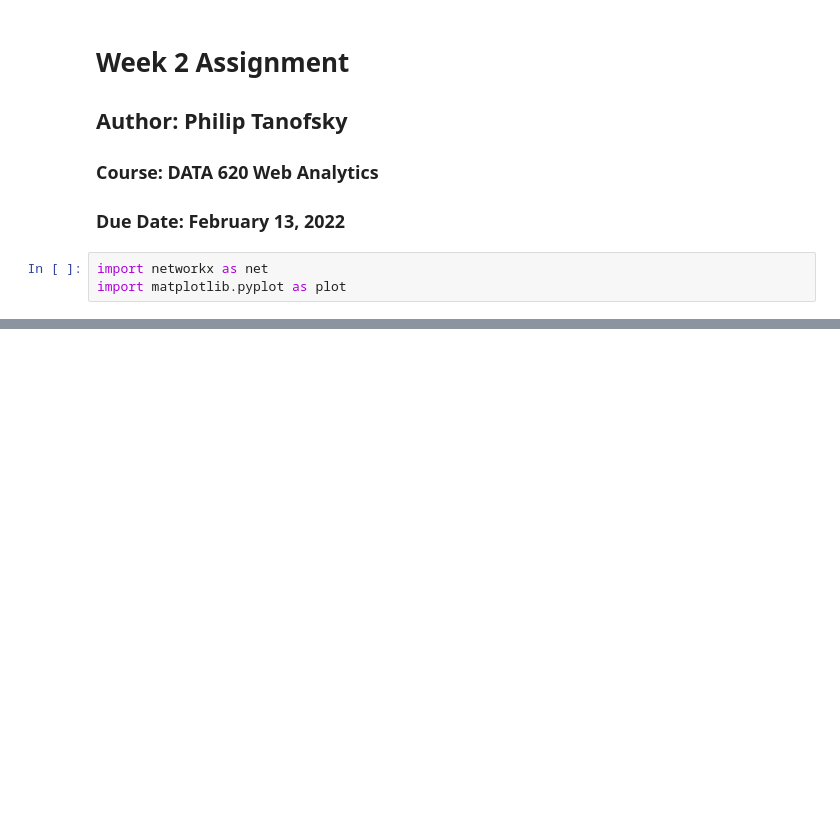
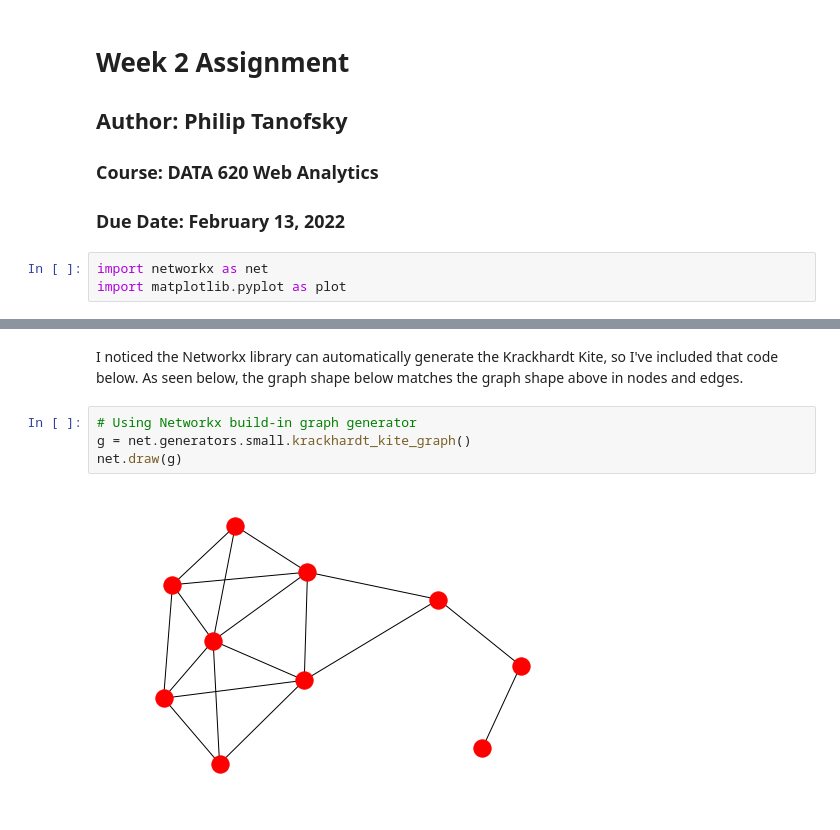
Before and after one commit to ptanofsky/data620, a Jupyter notebook: Assignments/Week02/Week2_Assignment_PTanofsky.ipynb, the cells around one changed output, grey strips where cells are left out. Drawn from its saved outputs; the diff is of its cells as text; blank space fills up the shorter version.

```diff
--- a/Assignments/Week02/Week2_Assignment_PTanofsky.ipynb
+++ b/Assignments/Week02/Week2_Assignment_PTanofsky.ipynb
@@ -23,0 +28,8 @@ net.draw(kite, with_labels=True)
+# %% [markdown]
+I noticed the Networkx library can automatically generate the Krackhardt Kite, so I've included that code below. As seen below, the graph shape below matches the graph shape above in nodes and edges.
+# %%
+# Using Networkx build-in graph generator
+g = net.generators.small.krackhardt_kite_graph()
+net.draw(g)
+# %% [output]
+[figure, added]
```
Also changed, not shown: parts of 8 cells of this notebook.
